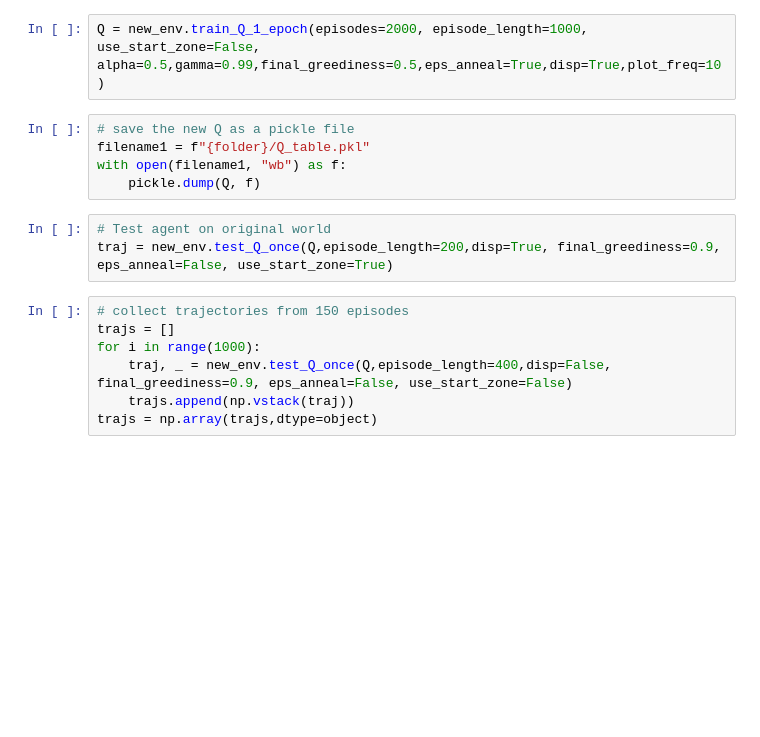
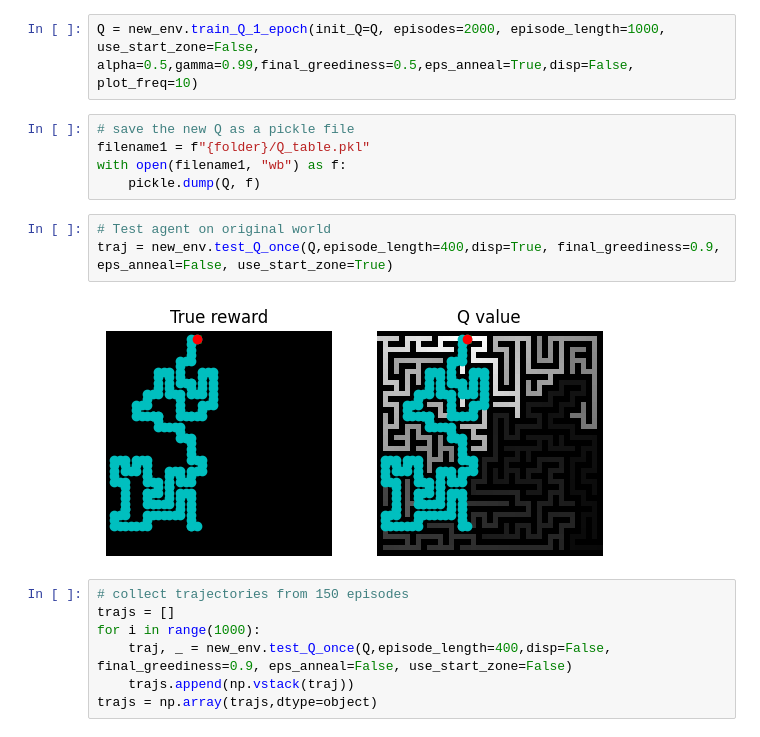
Before and after one commit to Alex427427427/2023_SRP_long_horizon, a Jupyter notebook: maze_world/1_maze_collect_demo.ipynb, the cells around one changed output. Saved outputs shown, nothing was run; the diff lists cells and outputs as text; blank space fills up the shorter version.

```diff
--- a/maze_world/1_maze_collect_demo.ipynb
+++ b/maze_world/1_maze_collect_demo.ipynb
@@ -40,5 +44,5 @@ Q = new_env.train_Q_1_epoch(episodes=2000, episode_length=1000, use_start_zone=F
 # %%
-Q = new_env.train_Q_1_epoch(episodes=2000, episode_length=1000, use_start_zone=False, alpha=0.5,gamma=0.99,final_greediness=0.5,eps_anneal=True,disp=True,plot_freq=10)
+Q = new_env.train_Q_1_epoch(init_Q=Q, episodes=2000, episode_length=1000, use_start_zone=False, alpha=0.5,gamma=0.99,final_greediness=0.5,eps_anneal=True,disp=False, plot_freq=10)
 # %%
 # save the new Q as a pickle file
 filename1 = f"{folder}/Q_table.pkl"
@@ -46,7 +50,9 @@ with open(filename1, "wb") as f:
     pickle.dump(Q, f)
 # %%
 # Test agent on original world
-traj = new_env.test_Q_once(Q,episode_length=200,disp=True, final_greediness=0.9, eps_anneal=False, use_start_zone=True)
+traj = new_env.test_Q_once(Q,episode_length=400,disp=True, final_greediness=0.9, eps_anneal=False, use_start_zone=True)
+# %% [output]
+[figure, added]
 # %%
 # collect trajectories from 150 episodes
 trajs = []
```
Also changed, not shown: parts of 3 cells of this notebook, 47 other files.
